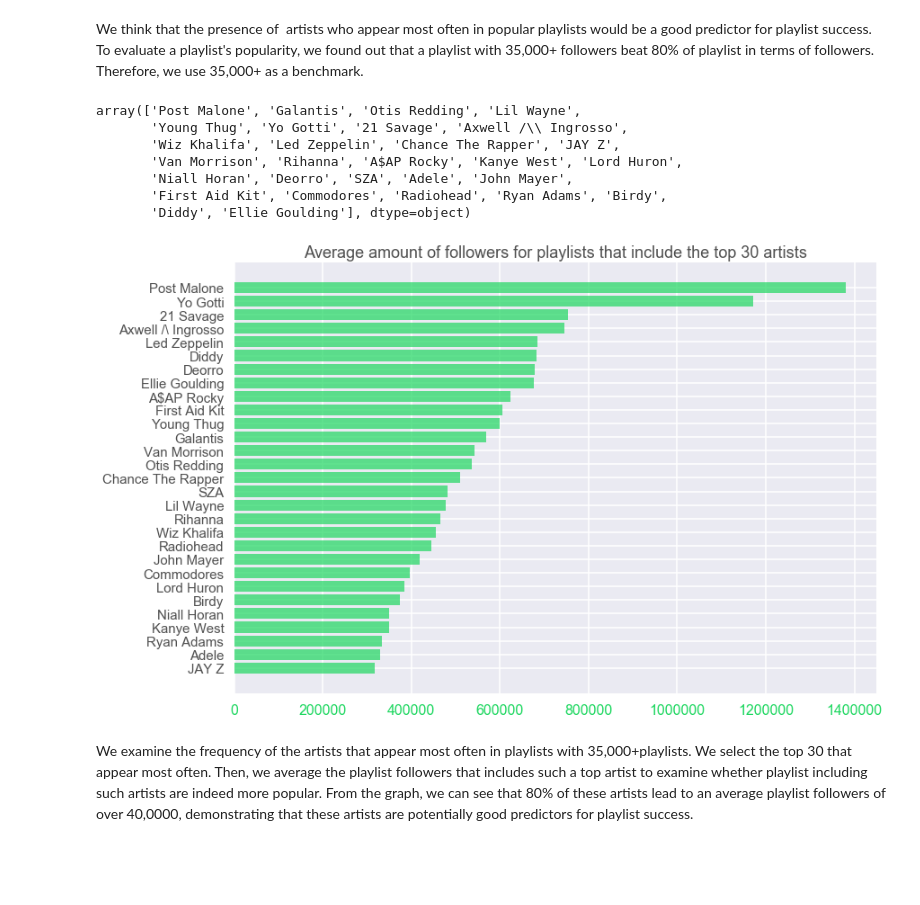
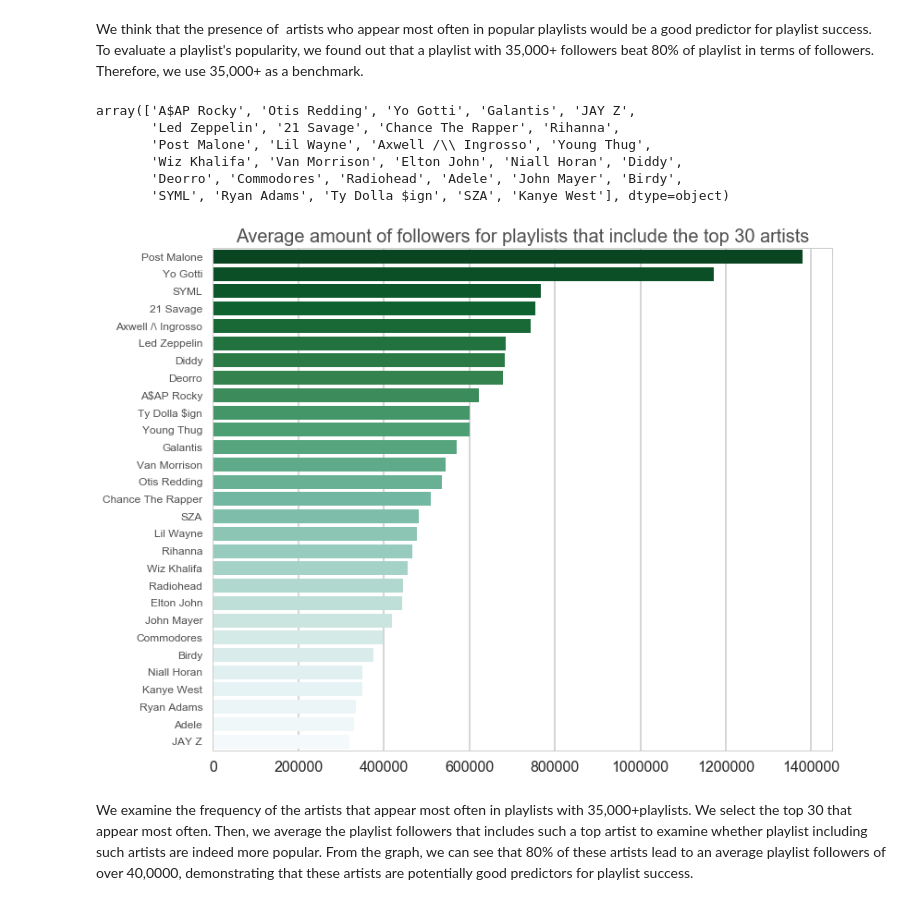
Before and after one commit to toledy/spotify, a Jupyter notebook: notebooks/eda.ipynb, the cells around one changed output. Cells and saved outputs as stored; diff of their text form; code cells hidden in the pictures; blank space fills up the shorter version.

```diff
--- a/notebooks/eda.ipynb
+++ b/notebooks/eda.ipynb
@@ -467,20 +549,19 @@ plt.savefig('img/interactions.png')
 # %% [markdown]
 We think that the presence of  artists who appear most often in popular playlists would be a good predictor for playlist success. To evaluate a playlist's popularity, we found out that a playlist with 35,000+ followers beat 80% of playlist in terms of followers. Therefore, we use 35,000+ as a benchmark.
 # %%
-artist_followers_df=pd.read_csv('artist_level_EDA.csv')
+artist_followers_df=pd.read_csv('data/artist_level_EDA.csv')
 # %%
 popular_playlist=artist_followers_df[artist_followers_df['playlist followers'] >350000]
 highartist=popular_playlist['artist'].value_counts()[1:30]
 popular_artists=highartist.index.values
 popular_artists
 # %% [output]
-array(['Post Malone', 'Galantis', 'Otis Redding', 'Lil Wayne',
-       'Young Thug', 'Yo Gotti', '21 Savage', 'Axwell /\\ Ingrosso',
-       'Wiz Khalifa', 'Led Zeppelin', 'Chance The Rapper', 'JAY Z',
-       'Van Morrison', 'Rihanna', 'A$AP Rocky', 'Kanye West', 'Lord Huron',
-       'Niall Horan', 'Deorro', 'SZA', 'Adele', 'John Mayer',
-       'First Aid Kit', 'Commodores', 'Radiohead', 'Ryan Adams', 'Birdy',
-       'Diddy', 'Ellie Goulding'], dtype=object)
+array(['A$AP Rocky', 'Otis Redding', 'Yo Gotti', 'Galantis', 'JAY Z',
+       'Led Zeppelin', '21 Savage', 'Chance The Rapper', 'Rihanna',
+       'Post Malone', 'Lil Wayne', 'Axwell /\\ Ingrosso', 'Young Thug',
+       'Wiz Khalifa', 'Van Morrison', 'Elton John', 'Niall Horan', 'Diddy',
+       'Deorro', 'Commodores', 'Radiohead', 'Adele', 'John Mayer', 'Birdy',
+       'SYML', 'Ryan Adams', 'Ty Dolla $ign', 'SZA', 'Kanye West'], dtype=object)
 # %%
 followers_popular_artists=[]
 for ele in popular_artists:
@@ -497,14 +581,14 @@ for ele in sorted_x:
 # %%
-y_pos=np.arange(len(popular_artists))
-with sns.plotting_context("poster"):
-    plt.barh(y_pos, followers_popular_artists, align='center',color = green_col, alpha = 0.7)
-    plt.yticks(y_pos, popular_artists, fontsize=15, **arfont, color = med_gray_col)
-    plt.title('Average amount of followers for playlists that include the top 30 artists', fontsize = 18, color = med_gray_col)
-    plt.xticks(color = green_col)
-    #plt.show()
-    plt.savefig('img/average_follower_top20artists.png')
-    #plt.show()
+def top_30():
+    y_pos = np.arange(len(popular_artists))
+    with sns.plotting_context("poster"):
+        fig, ax1 = plt.subplots(1, 1, figsize=(12, 10))
+        ax1 = sns.barplot(x=followers_popular_artists, y=popular_artists, palette="BuGn_r")
+        ax1.set_yticklabels(popular_artists, fontsize=12, color=med_gray_col)
+        ax1.set_title('Average amount of followers for playlists that include the top 30 artists', fontsize = 20, color = med_gray_col)
-# %% [output]
-[figure, removed]
+# %%
+top_30()
+# %% [output]
+[figure, added]
 # %% [markdown]
 We examine the frequency of the artists that appear most often in playlists with 35,000+playlists. We select the top 30 that appear most often. Then, we average the playlist followers that includes such a top artist to examine whether playlist including such artists are indeed more popular. From the graph, we can see that 80% of these artists lead to an average playlist followers of over 40,0000, demonstrating that these artists are potentially good predictors for playlist success.
```
Also changed, not shown: parts of 37 cells of this notebook, 18 other files.
